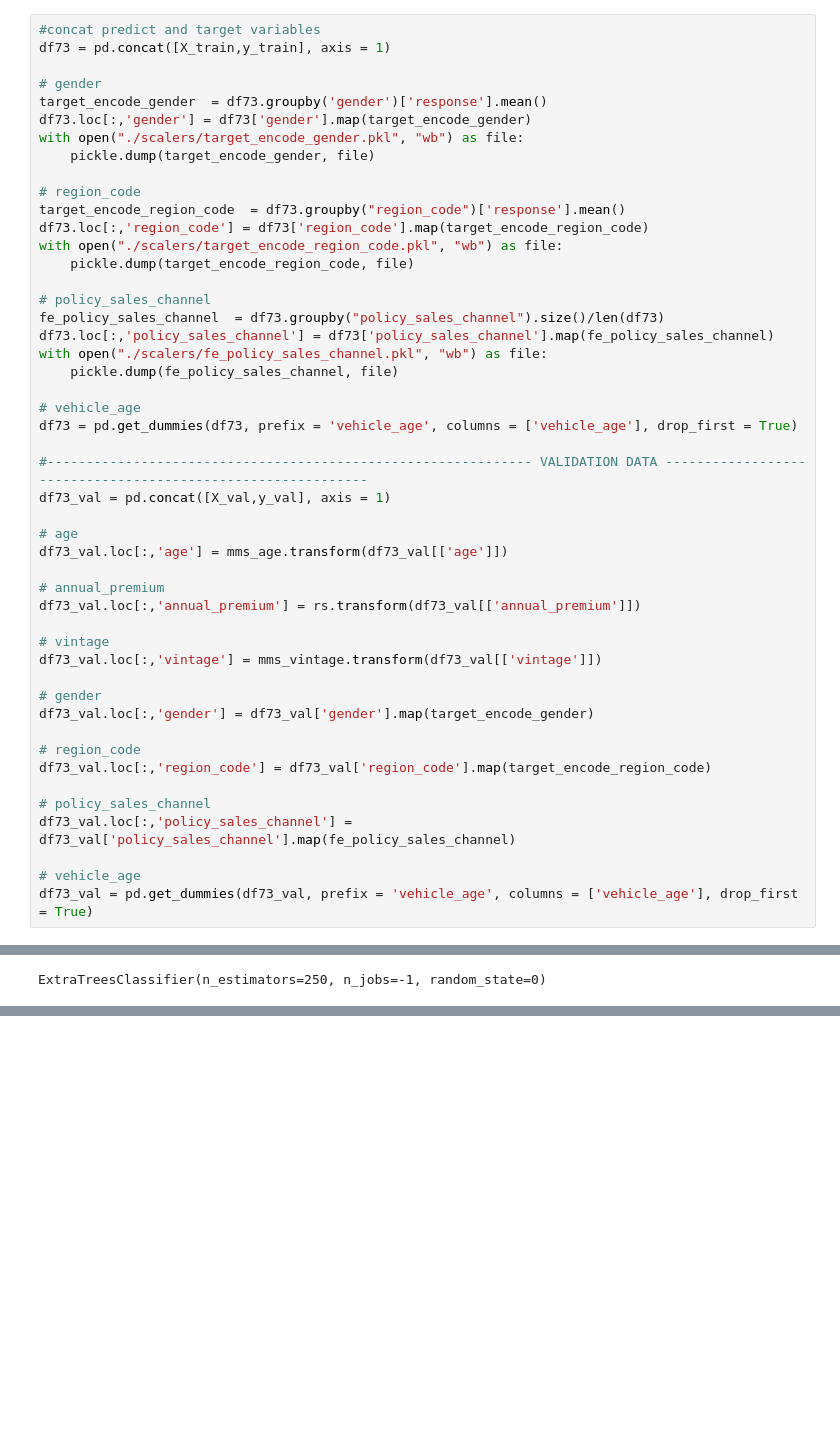
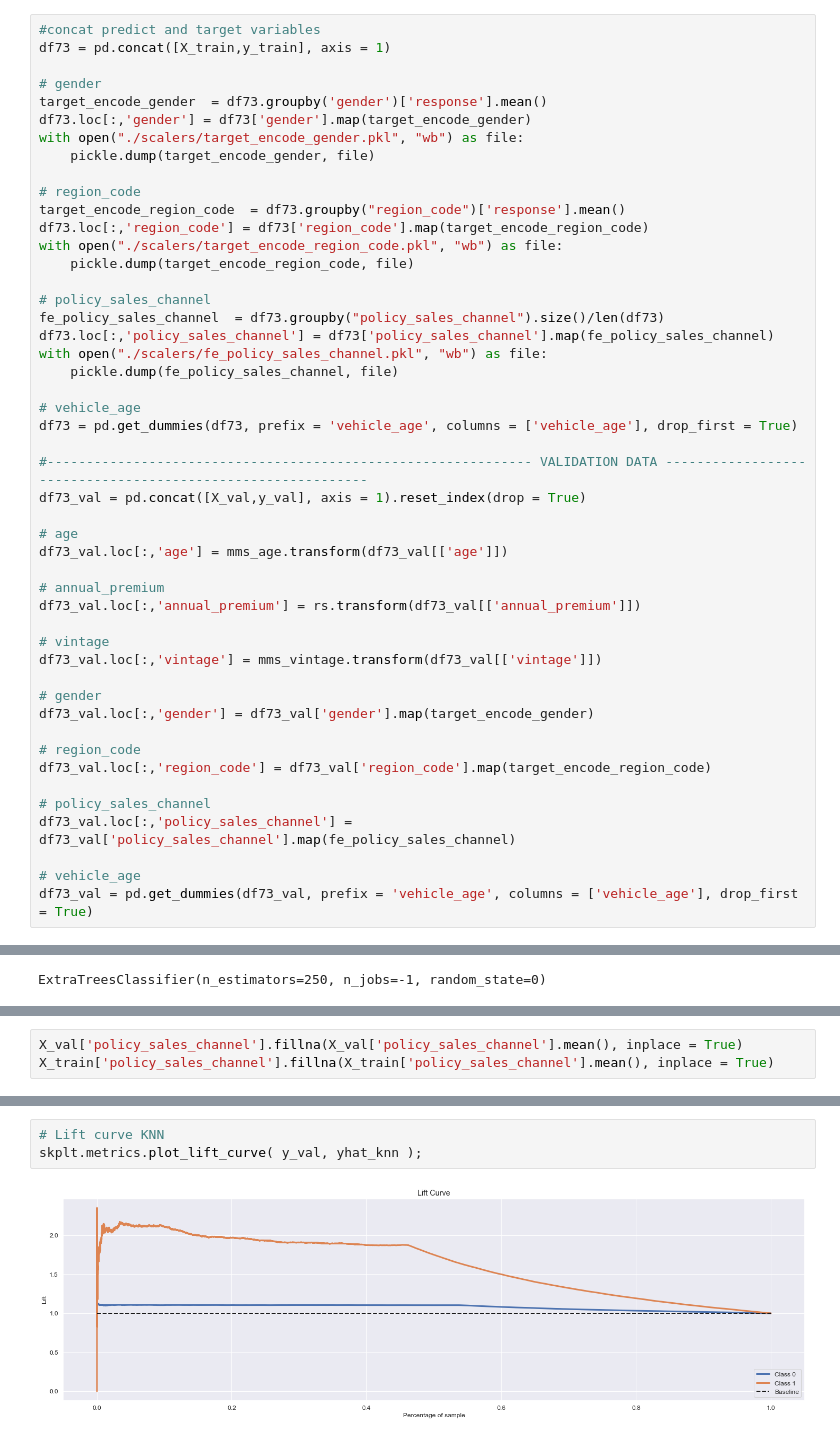
Before and after one commit to Lucas-Okamura/Health-Insurance-Cross-Sell, a Jupyter notebook: Health_Insurance_Cross_Sell.ipynb, the cells around one changed output, grey strips where cells are left out. Saved outputs shown, nothing was run; the diff lists cells and outputs as text; blank space fills up the shorter version.

```diff
--- a/Health_Insurance_Cross_Sell.ipynb
+++ b/Health_Insurance_Cross_Sell.ipynb
@@ -718,7 +727,7 @@ with open("./scalers/fe_policy_sales_channel.pkl", "wb") as file:
 df73 = pd.get_dummies(df73, prefix = 'vehicle_age', columns = ['vehicle_age'], drop_first = True)
 
 #-------------------------------------------------------------- VALIDATION DATA ------------------------------------------------------------
-df73_val = pd.concat([X_val,y_val], axis = 1)
+df73_val = pd.concat([X_val,y_val], axis = 1).reset_index(drop = True)
 
 # age
 df73_val.loc[:,'age'] = mms_age.transform(df73_val[['age']])
@@ -860,0 +834,3 @@ skplt.metrics.plot_cumulative_gain( y_val, yhat_lr );
+# %%
+X_val['policy_sales_channel'].fillna(X_val['policy_sales_channel'].mean(), inplace = True)
+X_train['policy_sales_channel'].fillna(X_train['policy_sales_channel'].mean(), inplace = True)
@@ -860,0 +860,5 @@ skplt.metrics.plot_cumulative_gain( y_val, yhat_lr );
+# %%
+# Lift curve KNN
+skplt.metrics.plot_lift_curve( y_val, yhat_knn );
+# %% [output]
+[figure, added]
```
Also changed, not shown: parts of 47 cells of this notebook, 2 other files.
